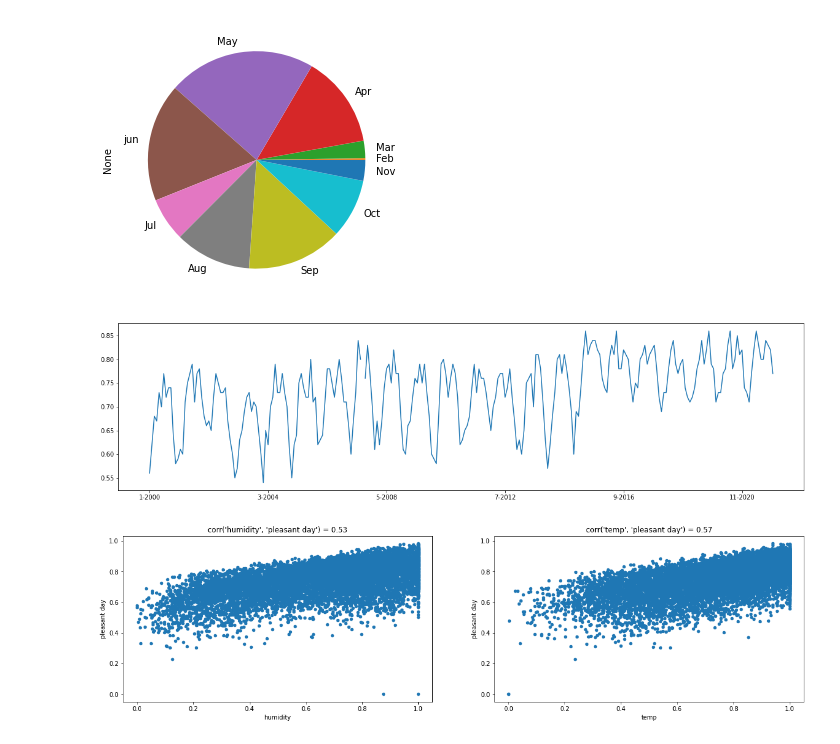
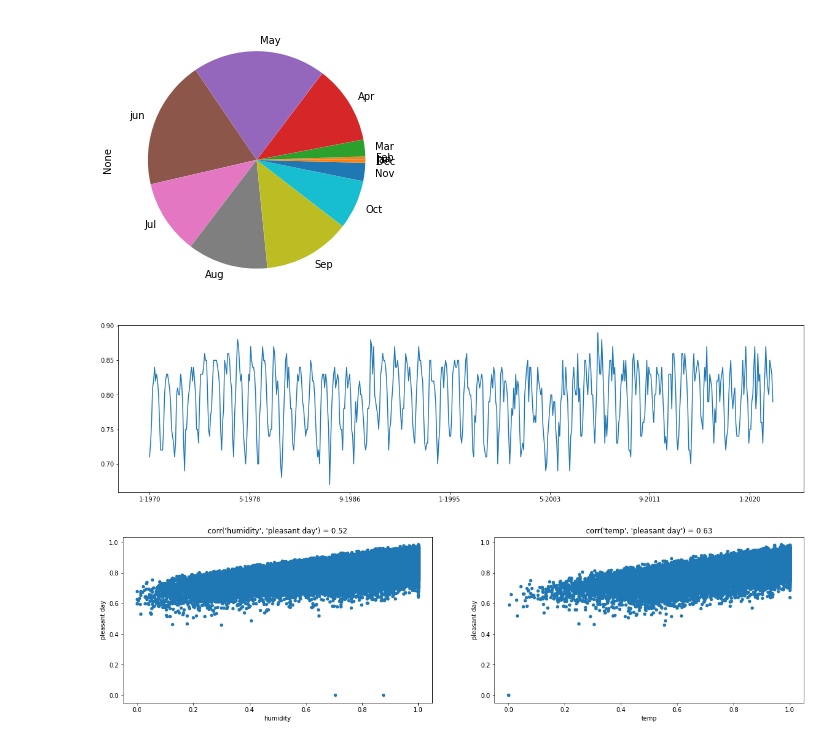
Before and after one commit to GalDear/Data-science-Weather, a Jupyter notebook: main.ipynb, the cells around one changed output. Saved outputs shown, nothing was run; the diff lists cells and outputs as text; code cells hidden in the pictures.

Commit message:
collect data from 1970

```diff
--- a/main.ipynb
+++ b/main.ipynb
@@ -93,7 +97,7 @@ def num_of_good_days_trends(data):
     fig, axes = plt.subplots(1, 1, figsize=(20, 5))
     months=['Jan', 'Feb','Mar','Apr','May','jun','Jul','Aug','Sep','Oct','Nov','Dec']
     res = {}
-    for j in range(2000,2022):
+    for j in range(1970,2022):
         for i in range(0,12):
             #print(data.loc[((data['month'] == (i+1)) & (data['year'] == j)),'pleasant day'].mean())
             res[f"{i + 1}-{j}"] = round(data.loc[((data['month'] == (i+1)) & (data['year'] == j)),'pleasant day'].mean(),2)
@@ -133,21 +137,21 @@ def high_correlated_scatters(data):
 # %%
 # nice weather:
 # temp 18-25
 # humidity 30-50%
 # windspeed 0-7
 # precipitation 0 - 0.5
 good_weather_values = {'temp': [20,23], 'humidity':[30,40],'windspeed':[4,7], 'precipitation':[0,1]}
 # df = data_collect()
 df = pd.read_csv('~/Documents/nyc_weather.csv') # for debugging
-fixed_data = remove_missing_data(df)
-norm_df = normalize_data(fixed_data, good_weather_values)
+#fixed_data = remove_missing_data(df)
+norm_df = normalize_data(df, good_weather_values)
 num_of_good_days_per_month(norm_df)
 num_of_good_days_trends(norm_df)
 #num_of_good_days(norm_df)
 correlations, tuple_arr = get_highly_correlated_cols(norm_df)
 high_correlated_scatters(norm_df)
 ##
 # %% [output]
-[figure, old version]
+[figure, new version]
-[figure, old version]
+[figure, new version]
-[figure, old version]
+[figure, new version]
```
Also changed, not shown: parts of 1 cell of this notebook.
